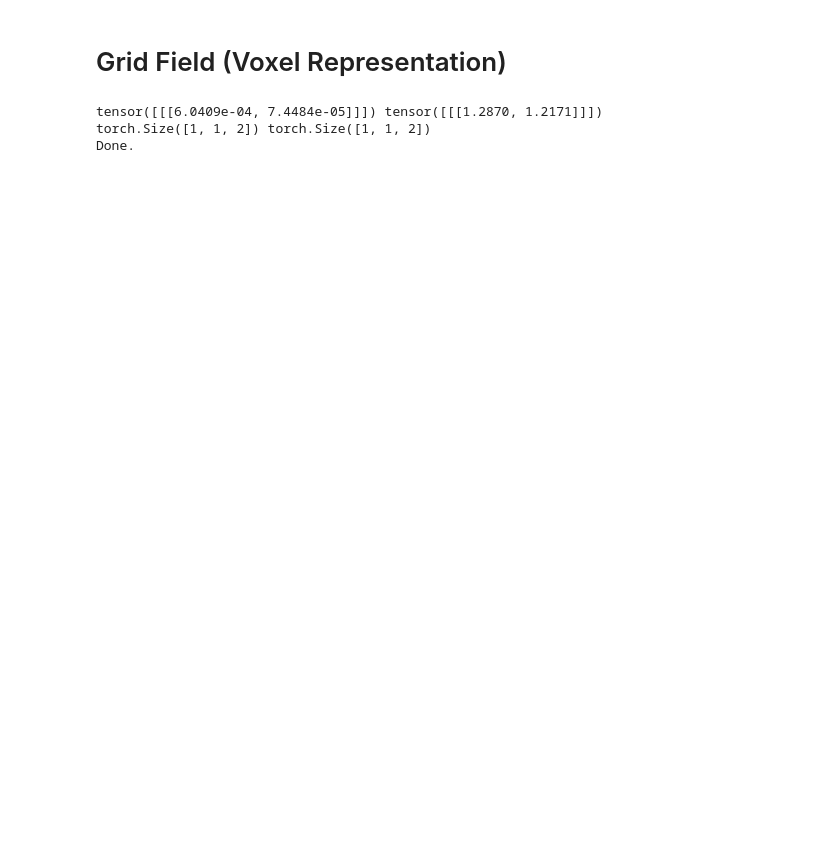
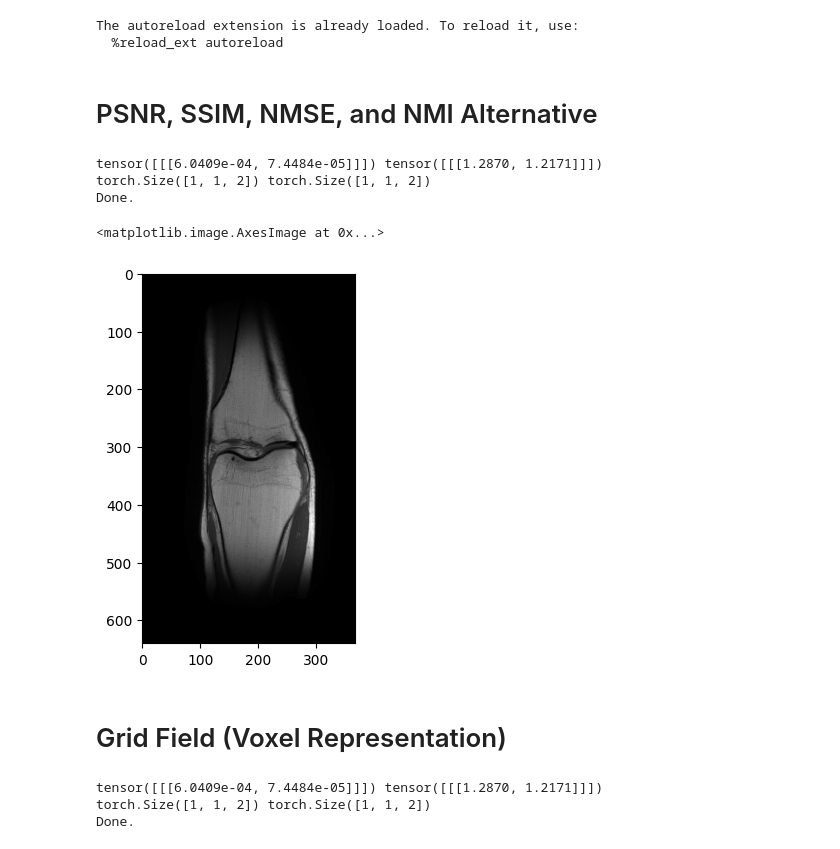
Before and after one commit to gRox167/ese5934_project, a Jupyter notebook: framework_plus_DF.ipynb, the cells around one changed output. Drawn from its saved outputs; the diff is of its cells as text; code cells hidden in the pictures; blank space fills up the shorter version.

Commit message:
psnr

```diff
--- a/framework_plus_DF.ipynb
+++ b/framework_plus_DF.ipynb
@@ -14,11 +14,15 @@ from fastmri import complex_abs
 from fastmri.data import mri_data, subsample, transforms
 
 from ese5934_project.datasets.csm_estimation import espirit_csm_estimation
-from ese5934_project.models.operators import ForwardModel, MaskedForwardModel
+from ese5934_project.models.operators import (
+    C_adj,
+    F_adj,
+    ForwardModel,
+    MaskedForwardModel,
+)
 from ese5934_project.tasks.mri_reconstruction_2d import reconstruct
 
 # Create a mask function
-mask_func = subsample.RandomMaskFunc(center_fractions=[0.08], accelerations=[4])
 
 
 def data_transform(kspace, mask, target, data_attributes, filename, slice_num):
@@ -29,6 +33,26 @@ def data_transform(kspace, mask, target, data_attributes, filename, slice_num):
     std = reduce(kspace, "ch h w complex-> () () complex", torch.std)
     print(mean, std)
     print(mean.shape, std.shape)
+    mask_func = subsample.RandomMaskFunc(center_fractions=[0.08], accelerations=[4])
+    masked_kspace, mask, num_low_frequencies = transforms.apply_mask(kspace, mask_func)
+    csm = transforms.to_tensor(espirit_csm_estimation(kspace, num_low_frequencies))
+    # kspace = kspace
+    # masked_kspace = masked_kspace
+    # csm = csm
+    # mask = rearrange(mask, "() () w ()-> () () w")
+    csm = rearrange(csm, "() h w ch complex-> ch h w complex")
+    return kspace, (mean, std), masked_kspace, mask, csm
+
+
+def data_transform_gt(kspace, mask, target, data_attributes, filename, slice_num):
+    # Transform the data into appropriate format
+    # Here we simply mask the k-space and return the result
+    kspace = transforms.to_tensor(kspace * 1e5)
+    mean = reduce(kspace, "ch h w complex-> () () complex", "mean")
+    std = reduce(kspace, "ch h w complex-> () () complex", torch.std)
+    print(mean, std)
+    print(mean.shape, std.shape)
+    mask_func = subsample.RandomMaskFunc(center_fractions=[0.08], accelerations=[1])
     masked_kspace, mask, num_low_frequencies = transforms.apply_mask(kspace, mask_func)
     csm = transforms.to_tensor(espirit_csm_estimation(kspace, num_low_frequencies))
     # kspace = kspace
@@ -44,6 +68,37 @@ dataset = mri_data.SliceDataset(
     transform=data_transform,
     challenge="multicoil",
 )
+dataset_gt = mri_data.SliceDataset(
+    root=pathlib.Path("/bmrc-homes/nmrgrp/nmr219/ese5934_project/data"),
+    transform=data_transform_gt,
+    challenge="multicoil",
+)
+# %% [output]
+The autoreload extension is already loaded. To reload it, use:
+  %reload_ext autoreload
+# %% [markdown]
+# PSNR, SSIM, NMSE, and NMI Alternative
+# %%
+import numpy as np
+from skimage.metrics import normalized_mutual_information as nmi
+from skimage.metrics import normalized_root_mse as nrmse
+from skimage.metrics import peak_signal_noise_ratio as psnr
+from skimage.metrics import structural_similarity as ssim
+
+kspace, (mean, std), masked_kspace, mask, csm = dataset_gt[15]
+f_adj = F_adj()
+c_adj = C_adj()
+image_gt = c_adj(f_adj(kspace), csm)
+ground_truth_image = image_gt.squeeze()
+from matplotlib import pyplot as plt
+
+plt.imshow(torch.view_as_complex(image_gt).abs()[0], cmap="gray")
+# %% [output]
+tensor([[[6.0409e-04, 7.4484e-05]]]) tensor([[[1.2870, 1.2171]]])
+torch.Size([1, 1, 2]) torch.Size([1, 1, 2])
+Done.
+<matplotlib.image.AxesImage at 0x...>
+[figure, added]
 # %% [markdown]
 # Grid Field (Voxel Representation)
 # %%
```
Also changed, not shown: parts of 13 cells of this notebook, 4 other files.
